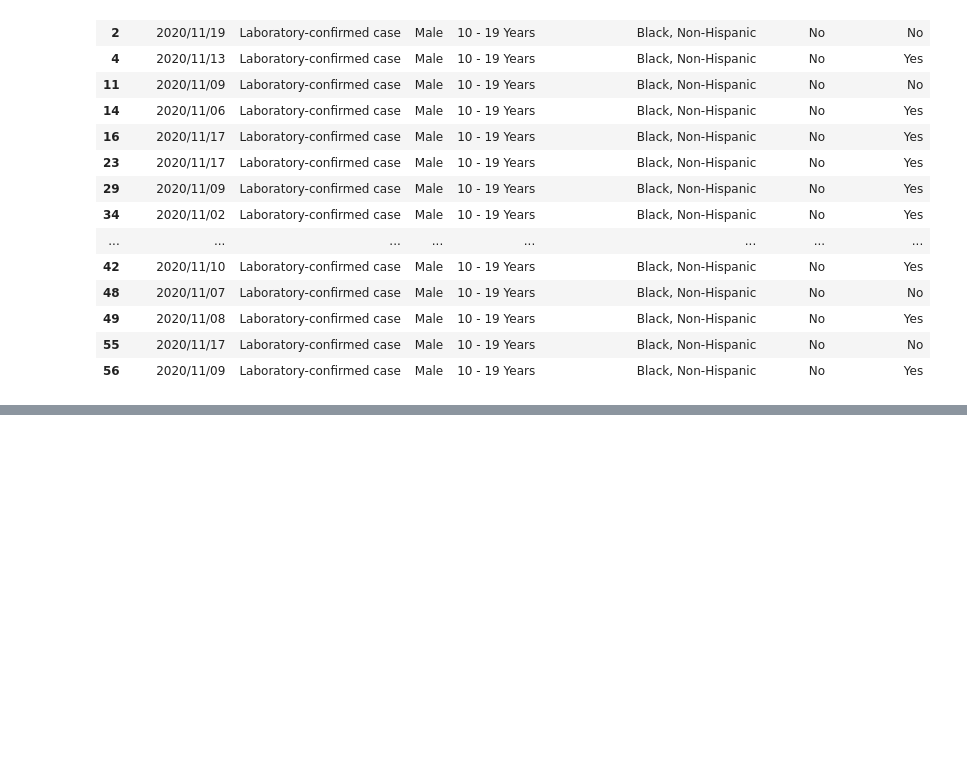
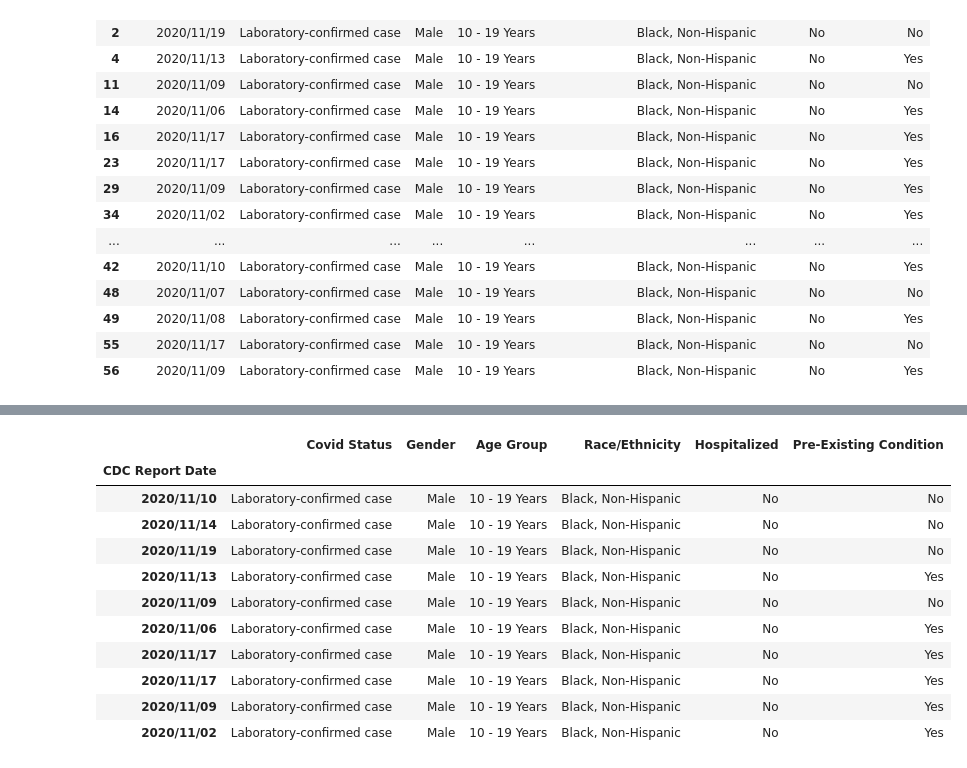
Before and after one commit to jforbis/rougeSquadron, a Jupyter notebook: JupyterScripts/eDataClean.ipynb, the cells around one changed output, grey strips where cells are left out. Saved outputs shown, nothing was run; the diff lists cells and outputs as text; code cells hidden in the pictures; blank space fills up the shorter version.

Commit message:
cleaned data further and made data frames requested in task 2

```diff
--- a/JupyterScripts/eDataClean.ipynb
+++ b/JupyterScripts/eDataClean.ipynb
@@ -236,0 +233,19 @@ rnCdcDf.sort_values("CDC Report Date", ascending= True)
+# %%
+# Setting index for as report date and sorting them from newest to oldest (can be switched if needed)
+# Either this data frame or the data frame above can be used to create specific data frames
+dateCdcDf = rnCdcDf.set_index('CDC Report Date')
+dateCdcDf.sort_values("CDC Report Date", ascending= True)
+dateCdcDf.head(10)
+# %% [output]
+|  | Covid Status | Gender | Age Group | Race/Ethnicity | Hospitalized | Pre-Existing Condition |
+| CDC Report Date |  |  |  |  |  |  |
+| 2020/11/10 | Laboratory-confirmed case | Male | 10 - 19 Years | Black, Non-Hispanic | No | No |
+| 2020/11/14 | Laboratory-confirmed case | Male | 10 - 19 Years | Black, Non-Hispanic | No | No |
+| 2020/11/19 | Laboratory-confirmed case | Male | 10 - 19 Years | Black, Non-Hispanic | No | No |
+| 2020/11/13 | Laboratory-confirmed case | Male | 10 - 19 Years | Black, Non-Hispanic | No | Yes |
+| 2020/11/09 | Laboratory-confirmed case | Male | 10 - 19 Years | Black, Non-Hispanic | No | No |
+| 2020/11/06 | Laboratory-confirmed case | Male | 10 - 19 Years | Black, Non-Hispanic | No | Yes |
+| 2020/11/17 | Laboratory-confirmed case | Male | 10 - 19 Years | Black, Non-Hispanic | No | Yes |
+| 2020/11/17 | Laboratory-confirmed case | Male | 10 - 19 Years | Black, Non-Hispanic | No | Yes |
+| 2020/11/09 | Laboratory-confirmed case | Male | 10 - 19 Years | Black, Non-Hispanic | No | Yes |
+| 2020/11/02 | Laboratory-confirmed case | Male | 10 - 19 Years | Black, Non-Hispanic | No | Yes |
```
Also changed, not shown: parts of 4 cells of this notebook.
